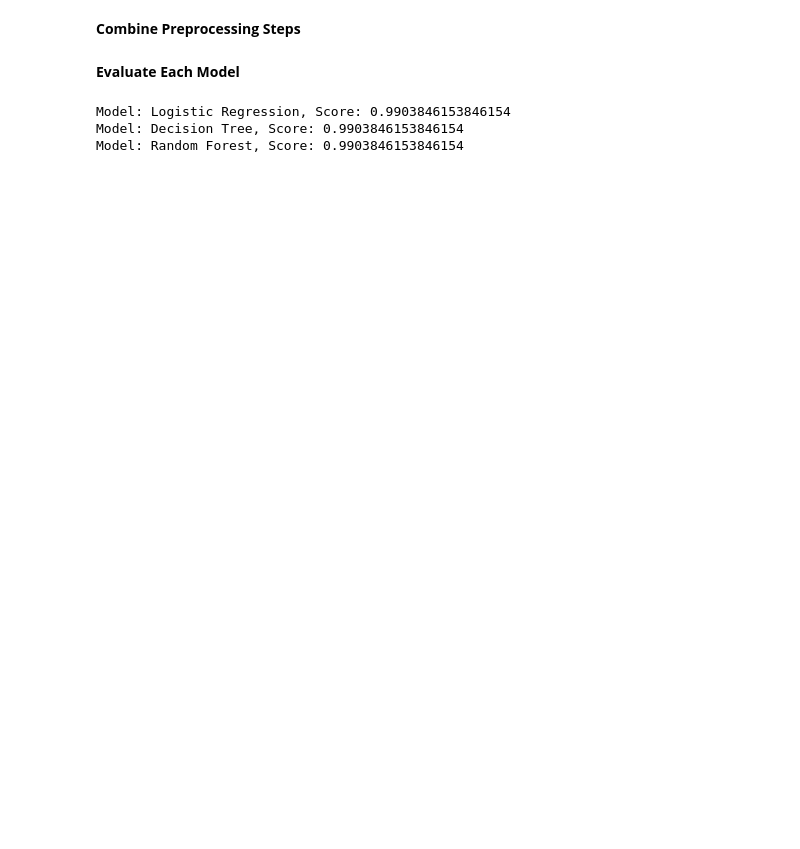
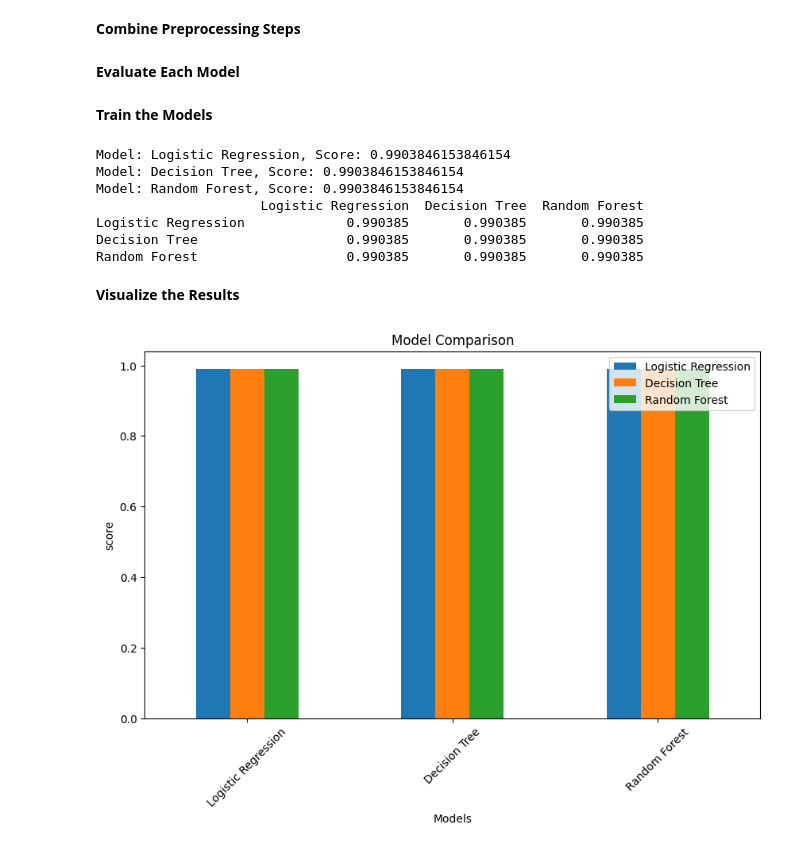
Before and after one commit to gaciuki2402/PID_Model, a Jupyter notebook: PID.ipynb, the cells around one changed output. Saved outputs shown, nothing was run; the diff lists cells and outputs as text; code cells hidden in the pictures; blank space fills up the shorter version.

Commit message:
visualizing the results

```diff
--- a/PID.ipynb
+++ b/PID.ipynb
@@ -156,6 +164,8 @@ for model_name, model in models.items():
       ('classifier', model)
   ])
   pipelines[model_name] = pipeline
+# %% [markdown]
+**Train the Models**
 # %%
 # Train the model
 results = {}
@@ -163,13 +173,31 @@ for model_name, pipeline in pipelines.items():
     pipeline.fit(x_train, y_train)
     results[model_name] = pipeline.score(x_test, y_test)
 
-# print the results
+# print the results and compare
 for model_name, score in results.items():
   print(f"Model: {model_name}, Score: {score}")
 
-# collect metrics
-# results[model_name] = {metric_name: metrics(y_test, y_pred) for metrics in metrics.items()}
+# convert results to Dataframe for easier comparison
+results_df = pd.DataFrame(results, index=models.keys()).T
+print(results_df)
 # %% [output]
 Model: Logistic Regression, Score: 0.9903846153846154
 Model: Decision Tree, Score: 0.9903846153846154
 Model: Random Forest, Score: 0.9903846153846154
+                     Logistic Regression  Decision Tree  Random Forest
+Logistic Regression             0.990385       0.990385       0.990385
+Decision Tree                   0.990385       0.990385       0.990385
+Random Forest                   0.990385       0.990385       0.990385
+# %% [markdown]
+**Visualize the Results**
+# %%
+# plotting comparison of metrics
+results_df.plot(kind="bar", figsize=(10, 6))
+plt.title("Model Comparison")
+plt.ylabel("score")
+plt.xlabel("Models")
+plt.xticks(rotation=45)
+plt.legend(loc="best")
+plt.show()
+# %% [output]
+[figure, added]
```
Also changed, not shown: parts of 3 cells of this notebook.
